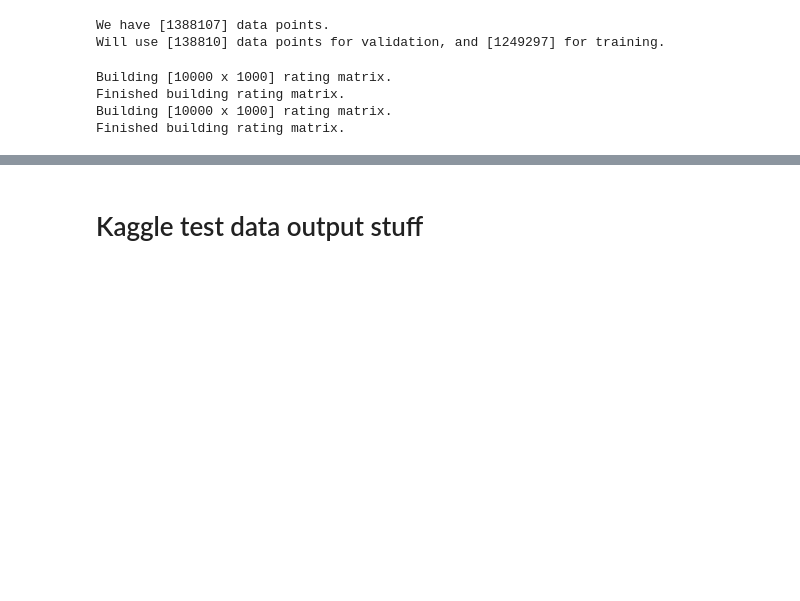
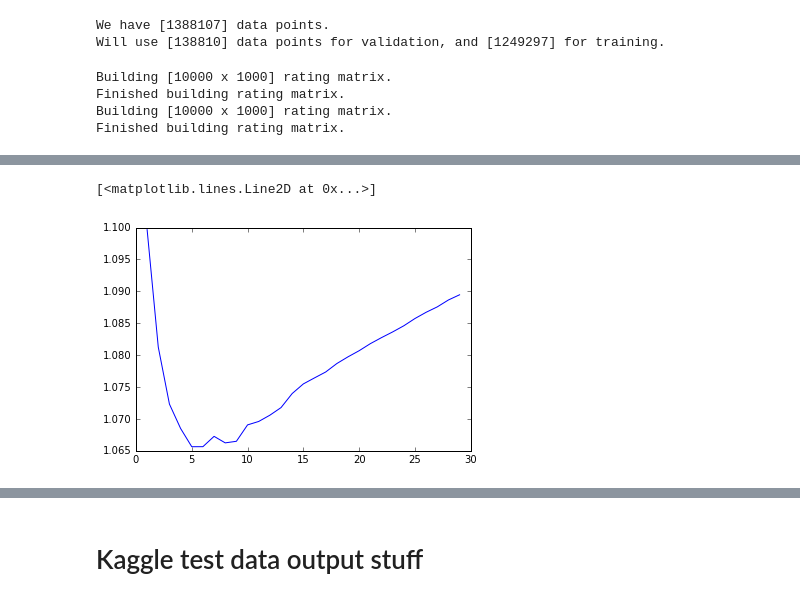
Before and after one commit to AndreiBarsan/cil-exercises, a Jupyter notebook: cil-exercise-03.ipynb, the cells around one changed output, grey strips where cells are left out. Drawn from its saved outputs; the diff is of its cells as text; code cells hidden in the pictures; blank space fills up the shorter version.

```diff
--- a/cil-exercise-03.ipynb
+++ b/cil-exercise-03.ipynb
@@ -224,12 +184,15 @@ def load_ratings(data_file):
             row = int(row_string[1:])
             col = int(col_string[1:])
 
+            if rating < 1 or rating > 5:
+                raise ValueError("Found illegal rating value [%d]." % rating)
+
             ratings.append((row - 1, col - 1, rating))
 
-    print("Finished loading ratings.")
     return ratings
 
 def ratings_to_matrix(ratings, matrix_rows, matrix_cols):
+    """Converts a list of ratings to a numpy matrix."""
     print("Building [%d x %d] rating matrix." % (matrix_rows, matrix_cols))
     matrix = np.zeros([matrix_rows, matrix_cols])
     for (row, col, rating) in ratings:
@@ -470,0 +412,14 @@ for (k, err) in rmses:
+# %%
+CV_FOLDS = 5
+folds = KFold(len(all_ratings), n_folds=CV_FOLDS, shuffle=True)
+
+# TODO(andrei) Implement predictions as a subclass of BaseEstimator
+# and/or RegressionEstimator.
+
+k = 3
+
+# A 2D array where every row is a data point. The first column specifies
+# the row in the data matrix where the rating belongs, the second column,
+# its column. The third one is the actual rating.
+all_ratings_np = np.array(all_ratings)
+all_ratings_np.shape
@@ -470,0 +489,15 @@ for (k, err) in rmses:
+# %%
+cv_rmses = []
+for index, k in enumerate(ks):
+    # print("k = %d" % k)
+    score = 0
+    for fold in range(CV_FOLDS):
+        score += results[fold][index][1]
+
+    avg_score = score / CV_FOLDS
+    cv_rmses.append(avg_score)
+# %%
+plt.plot(ks, cv_rmses)
+# %% [output]
+[<matplotlib.lines.Line2D at 0x...>]
+[figure, added]
```
Also changed, not shown: parts of 21 cells of this notebook.
